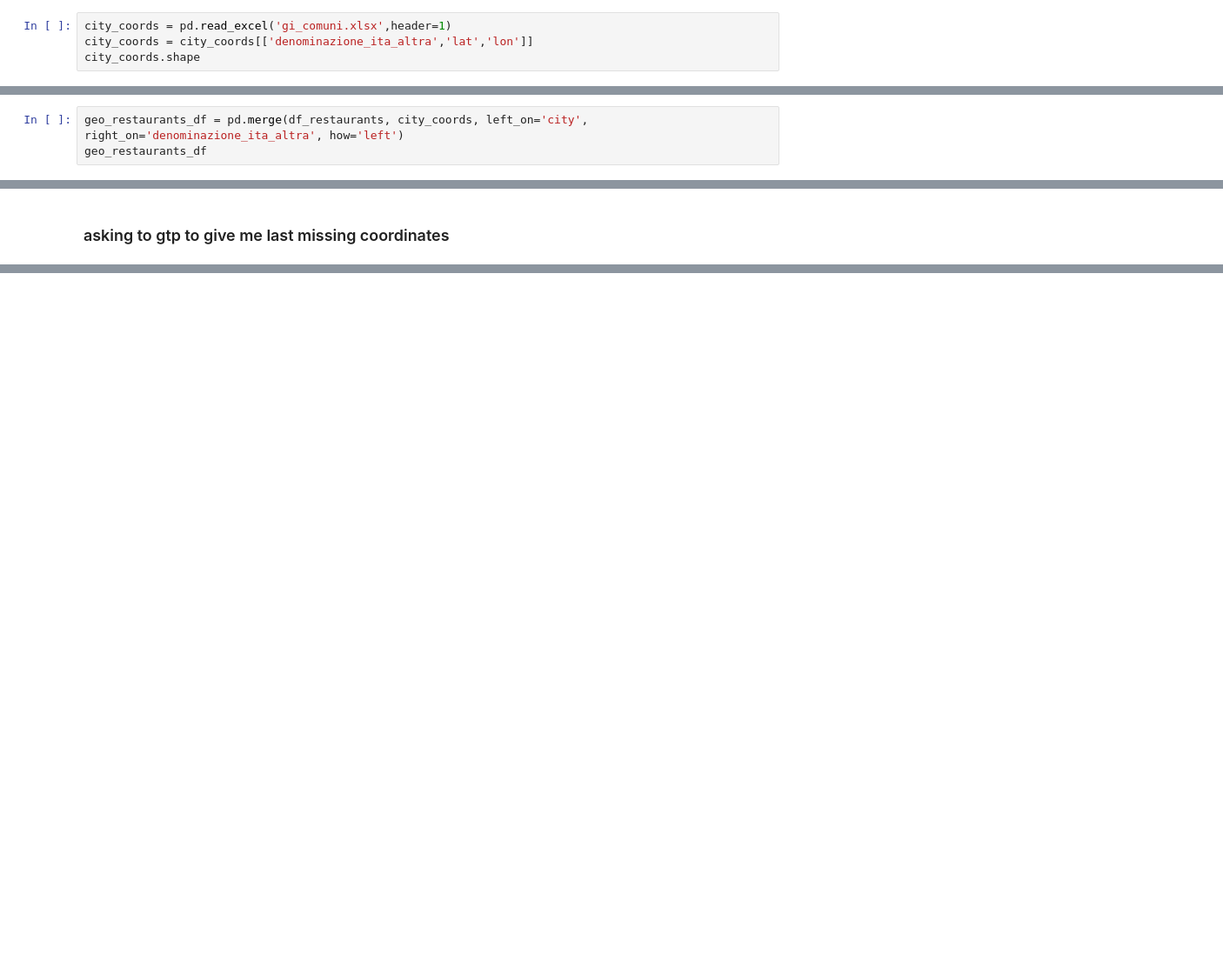
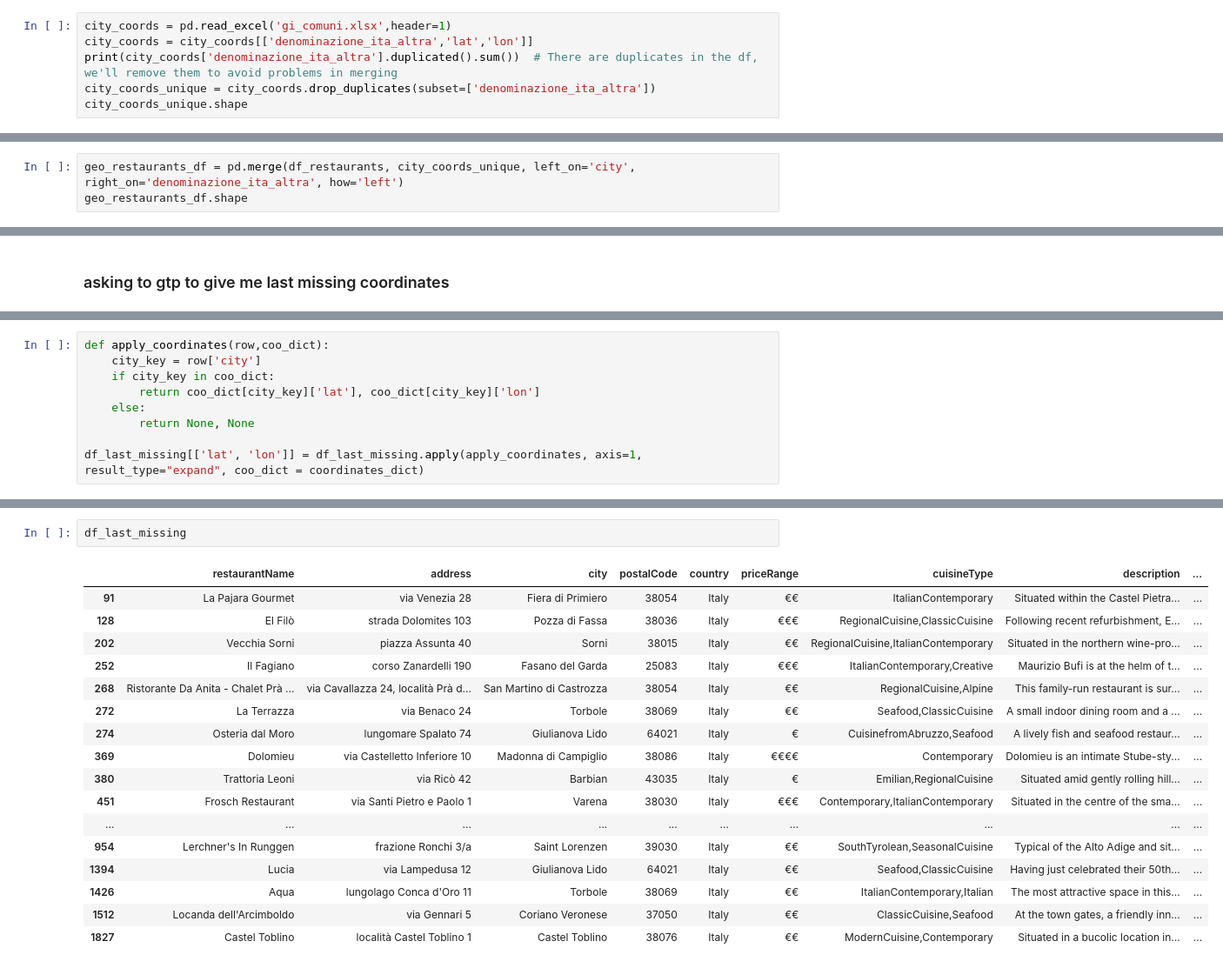
Before and after one commit to yaraoyoussef/ADM-HW3, a Jupyter notebook: main.ipynb, the cells around one changed output, grey strips where cells are left out. Shown at 87% size. Saved outputs shown, nothing was run; the diff lists cells and outputs as text; blank space fills up the shorter version.

```diff
--- a/main.ipynb
+++ b/main.ipynb
@@ -445,5 +455,7 @@ df_restaurants
 # %%
 city_coords = pd.read_excel('gi_comuni.xlsx',header=1)
 city_coords = city_coords[['denominazione_ita_altra','lat','lon']]
-city_coords.shape
+print(city_coords['denominazione_ita_altra'].duplicated().sum())  # There are duplicates in the df, we'll remove them to avoid problems in merging
+city_coords_unique = city_coords.drop_duplicates(subset=['denominazione_ita_altra'])
+city_coords_unique.shape
 # %% [output]
@@ -457,4 +464,4 @@ city_coords.shape
 # %%
-geo_restaurants_df = pd.merge(df_restaurants, city_coords, left_on='city', right_on='denominazione_ita_altra', how='left')
-geo_restaurants_df
+geo_restaurants_df = pd.merge(df_restaurants, city_coords_unique, left_on='city', right_on='denominazione_ita_altra', how='left')
+geo_restaurants_df.shape
 # %% [output]
@@ -634 +639,10 @@ coordinates_dict = {
 }
+# %%
+def apply_coordinates(row,coo_dict):
+    city_key = row['city']
+    if city_key in coo_dict:
+        return coo_dict[city_key]['lat'], coo_dict[city_key]['lon']
+    else:
+        return None, None
+
+df_last_missing[['lat', 'lon']] = df_last_missing.apply(apply_coordinates, axis=1, result_type="expand", coo_dict = coordinates_dict)
@@ -634,0 +655,20 @@ coordinates_dict = {
+# %%
+df_last_missing
+# %% [output]
+|  | restaurantName | address | city | postalCode | country | priceRange | cuisineType | description | ... |
+| 91 | La Pajara Gourmet | via Venezia 28 | Fiera di Primiero | 38054 | Italy | €€ | ItalianContemporary | Situated within the Castel Pietra... | ... |
+| 128 | El Filò | strada Dolomites 103 | Pozza di Fassa | 38036 | Italy | €€€ | RegionalCuisine,ClassicCuisine | Following recent refurbishment, E... | ... |
+| 202 | Vecchia Sorni | piazza Assunta 40 | Sorni | 38015 | Italy | €€ | RegionalCuisine,ItalianContemporary | Situated in the northern wine-pro... | ... |
+| 252 | Il Fagiano | corso Zanardelli 190 | Fasano del Garda | 25083 | Italy | €€€ | ItalianContemporary,Creative | Maurizio Bufi is at the helm of t... | ... |
+| 268 | Ristorante Da Anita - Chalet Prà ... | via Cavallazza 24, località Prà d... | San Martino di Castrozza | 38054 | Italy | €€ | RegionalCuisine,Alpine | This family-run restaurant is sur... | ... |
+| 272 | La Terrazza | via Benaco 24 | Torbole | 38069 | Italy | €€ | Seafood,ClassicCuisine | A small indoor dining room and a ... | ... |
+| 274 | Osteria dal Moro | lungomare Spalato 74 | Giulianova Lido | 64021 | Italy | € | CuisinefromAbruzzo,Seafood | A lively fish and seafood restaur... | ... |
+| 369 | Dolomieu | via Castelletto Inferiore 10 | Madonna di Campiglio | 38086 | Italy | €€€€ | Contemporary | Dolomieu is an intimate Stube-sty... | ... |
+| 380 | Trattoria Leoni | via Ricò 42 | Barbian | 43035 | Italy | € | Emilian,RegionalCuisine | Situated amid gently rolling hill... | ... |
+| 451 | Frosch Restaurant | via Santi Pietro e Paolo 1 | Varena | 38030 | Italy | €€€ | Contemporary,ItalianContemporary | Situated in the centre of the sma... | ... |
+| ... | ... | ... | ... | ... | ... | ... | ... | ... | ... |
+| 954 | Lerchner's In Runggen | frazione Ronchi 3/a | Saint Lorenzen | 39030 | Italy | €€ | SouthTyrolean,SeasonalCuisine | Typical of the Alto Adige and sit... | ... |
+| 1394 | Lucia | via Lampedusa 12 | Giulianova Lido | 64021 | Italy | €€ | Seafood,ClassicCuisine | Having just celebrated their 50th... | ... |
+| 1426 | Aqua | lungolago Conca d'Oro 11 | Torbole | 38069 | Italy | €€ | ItalianContemporary,Italian | The most attractive space in this... | ... |
+| 1512 | Locanda dell'Arcimboldo | via Gennari 5 | Coriano Veronese | 37050 | Italy | €€ | ClassicCuisine,Seafood | At the town gates, a friendly inn... | ... |
+| 1827 | Castel Toblino | località Castel Toblino 1 | Castel Toblino | 38076 | Italy | €€ | ModernCuisine,Contemporary | Situated in a bucolic location in... | ... |
```
Also changed, not shown: parts of 20 cells of this notebook, 1 other file.
